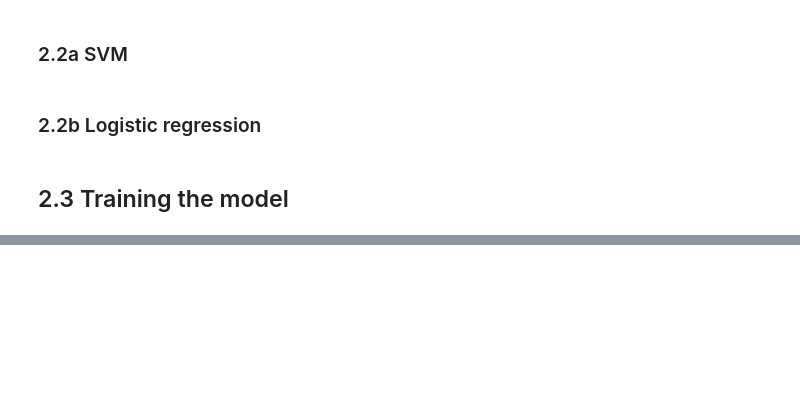
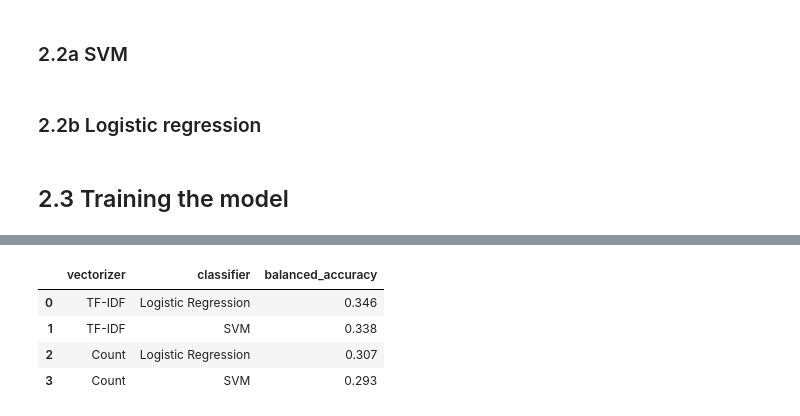
Before and after one commit to alvinnnnnnnnnn/Name-That-LLM, a Jupyter notebook: part1.ipynb, the cells around one changed output, grey strips where cells are left out. Cells and saved outputs as stored; diff of their text form; code cells hidden in the pictures; blank space fills up the shorter version.

```diff
--- a/part1.ipynb
+++ b/part1.ipynb
@@ -68,28 +99,10 @@ classifiers = {
     'Logistic Regression': log_reg,
 }
 
-results = {}
-all_oofs = {}
+all_predictions = []
+for vec_name, vectorizer in vectorizers.items():
+    for classifier_name, classifier in classifiers.items():
+        preds = training_pipeline(df, vectorizer, classifier, vec_name, classifier_name)
+        all_predictions.append(preds)
 
-for vec_name, vectorizer in vectorizers.items():
-    for model_name, model in classifiers.items():
-        oof = pd.Series(index=df.index, dtype=object)
-        for train_idx, val_idx in GroupKFold(n_splits=5).split(df, groups=df["prompt_id"]):
-            train_df = df.iloc[train_idx]
-            val_df = df.iloc[val_idx]
-
-            X_train, y_train = train_df['text'], train_df['model']
-            X_val, y_val = val_df['text'], val_df['model']
-
-            oof.iloc[val_idx] = train_model(
-                clone(model),
-                clone(vectorizer),
-                X_train, y_train, X_val
-            )
-
-        score = balanced_accuracy_score(df['model'], oof)
-        results[(vec_name, model_name)] = score
-        all_oofs[(vec_name, model_name)] = oof
-
-        print(f'Vectorizer = {vec_name}, Model = {model_name}, Balanced accuracy = {score:.4f}')
-        print(classification_report(df['model'], oof, digits=2))
+predictions_df = pd.concat(all_predictions)
@@ -141,0 +109,15 @@ how to read the heatmap:
+# %%
+overall_df = pd.DataFrame(
+    predictions_df.groupby(['vectorizer', 'classifier'])
+                  .apply(lambda g: balanced_accuracy_score(g['model'], g['pred']))
+                  .round(3),
+    columns=['balanced_accuracy']
+)
+overall_df = overall_df.sort_values(by="balanced_accuracy", ascending=False).reset_index()
+overall_df
+# %% [output]
+|  | vectorizer | classifier | balanced_accuracy |
+| 0 | TF-IDF | Logistic Regression | 0.346 |
+| 1 | TF-IDF | SVM | 0.338 |
+| 2 | Count | Logistic Regression | 0.307 |
+| 3 | Count | SVM | 0.293 |
```
Also changed, not shown: parts of 15 cells of this notebook, 4 other files.
